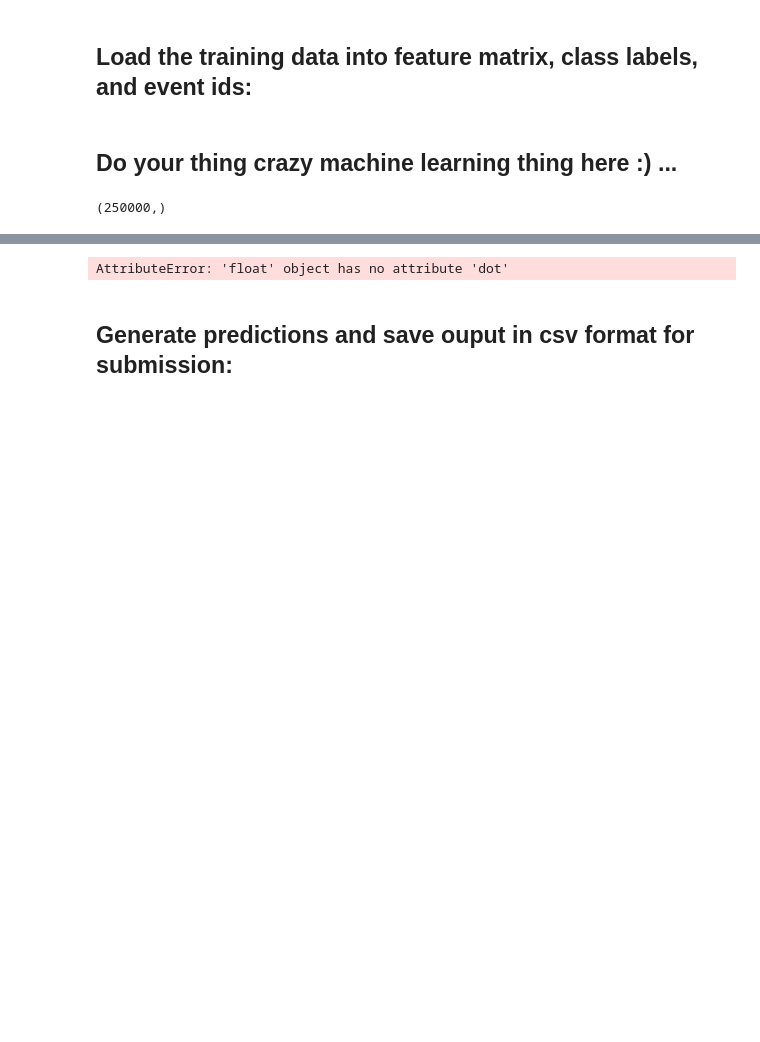
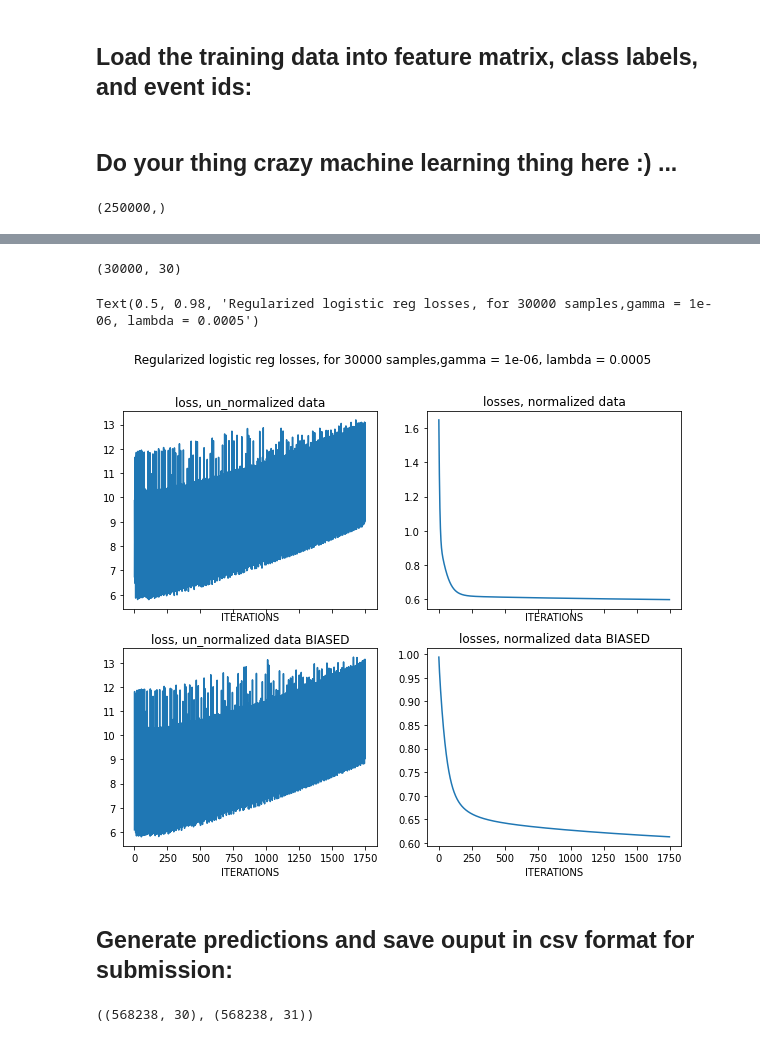
Before and after one commit to richieYT-wan/ML_project1, a Jupyter notebook: scripts/project1_logistic.ipynb, the cells around one changed output, grey strips where cells are left out. Saved outputs shown, nothing was run; the diff lists cells and outputs as text; code cells hidden in the pictures; blank space fills up the shorter version.

```diff
--- a/scripts/project1_logistic.ipynb
+++ b/scripts/project1_logistic.ipynb
@@ -104,27 +101,51 @@ Text(0.5, 0.98, 'logistic reg losses, for 50000 samples,gamma = 1e-07')
+# %%
+tx_sampled.shape
+# %% [output]
+(30000, 30)
 # %%
-lambda_= 7e-3
-#4 OUTPUTS :
+
+lambda_= 5e-4
+gamma = 1e-6
+#4 REGULARIZED LOG REG
 #1) normal input, no bias
-w_logR, lossR, lossesR = reg_logistic_regression(y_sampled,lambda_,
-                                          tx_sampled,w0,
+w_logR, lossR, lossesR = reg_logistic_regression(y_sampled,
+                                          tx_sampled,lambda_,w0,
                                           n_iters, gamma)
 #2) normalized input, no bias
-w_logstdR, loss_stdR, losses_stdR = reg_logistic_regression(y_normal,lambda_,
-                                                    tx_normal,
+w_logstdR, loss_stdR, losses_stdR = reg_logistic_regression(y_normal,
+                                                    tx_normal,lambda_,
                                                     w0, n_iters,
                                                     gamma)
 #3) normal input, with bias
-w_log_bR, loss_bR, losses_bR = reg_logistic_regression(y_sampled,lambda_,
-                                          tx_sampled_bias,w0_bias,
+w_log_bR, loss_bR, losses_bR = reg_logistic_regression(y_sampled,
+                                          tx_sampled_bias,lambda_,w0_bias,
                                           n_iters, gamma)
 
 #4) normalized input, with bias
-w_logstd_bR, loss_std_bR, losses_std_bR = reg_logistic_regression(y_normal,lambda_,
-                                                    tx_normal_bias,
+w_logstd_bR, loss_std_bR, losses_std_bR = reg_logistic_regression(y_normal,
+                                                    tx_normal_bias,lambda_,
                                                     w0_bias, n_iters,
                                                     gamma)
-# %% [output]
-AttributeError: 'float' object has no attribute 'dot'
+# %%
+fig, axes = plt.subplots(2,2,figsize=(10,8),sharex =True)
+ax = axes.ravel()
+ax[0].plot(lossesR)
+ax[0].set_title("loss, un_normalized data")
+ax[1].plot(losses_stdR)
+ax[1].set_title("losses, normalized data")
+ax[0].set_xlabel("ITERATIONS")
+ax[1].set_xlabel("ITERATIONS")
+
+ax[2].plot(losses_bR)
+ax[2].set_title("loss, un_normalized data BIASED")
+ax[3].plot(losses_std_bR)
+ax[3].set_title("losses, normalized data BIASED")
+ax[2].set_xlabel("ITERATIONS")
+ax[3].set_xlabel("ITERATIONS")
+fig.suptitle("Regularized logistic reg losses, for {} samples,gamma = {}, lambda = {}".format(n_samples,gamma,lambda_))
+# %% [output]
+Text(0.5, 0.98, 'Regularized logistic reg losses, for 30000 samples,gamma = 1e-06, lambda = 0.0005')
+[figure, added]
 # %% [markdown]
 ## Generate predictions and save ouput in csv format for submission:
 # %%
@@ -135,6 +156,9 @@ _, tX_test, ids_test = load_csv_data(DATA_TEST_PATH)
 tX_test, _, _ = standardize(tX_test)
 #adding bias for biased input
 tX_test_bias = np.c_[np.ones((tX_test.shape[0],1)),tX_test]
+tX_test.shape, tX_test_bias.shape
+# %% [output]
+((568238, 30), (568238, 31))
 # %%
 OUTPUT_PATH = '../output/' # TODO: fill in desired name of output file for submission
 y_pred = predict_labels_log(w_logstd, tX_test)
```
Also changed, not shown: parts of 5 cells of this notebook, 5 other files.
